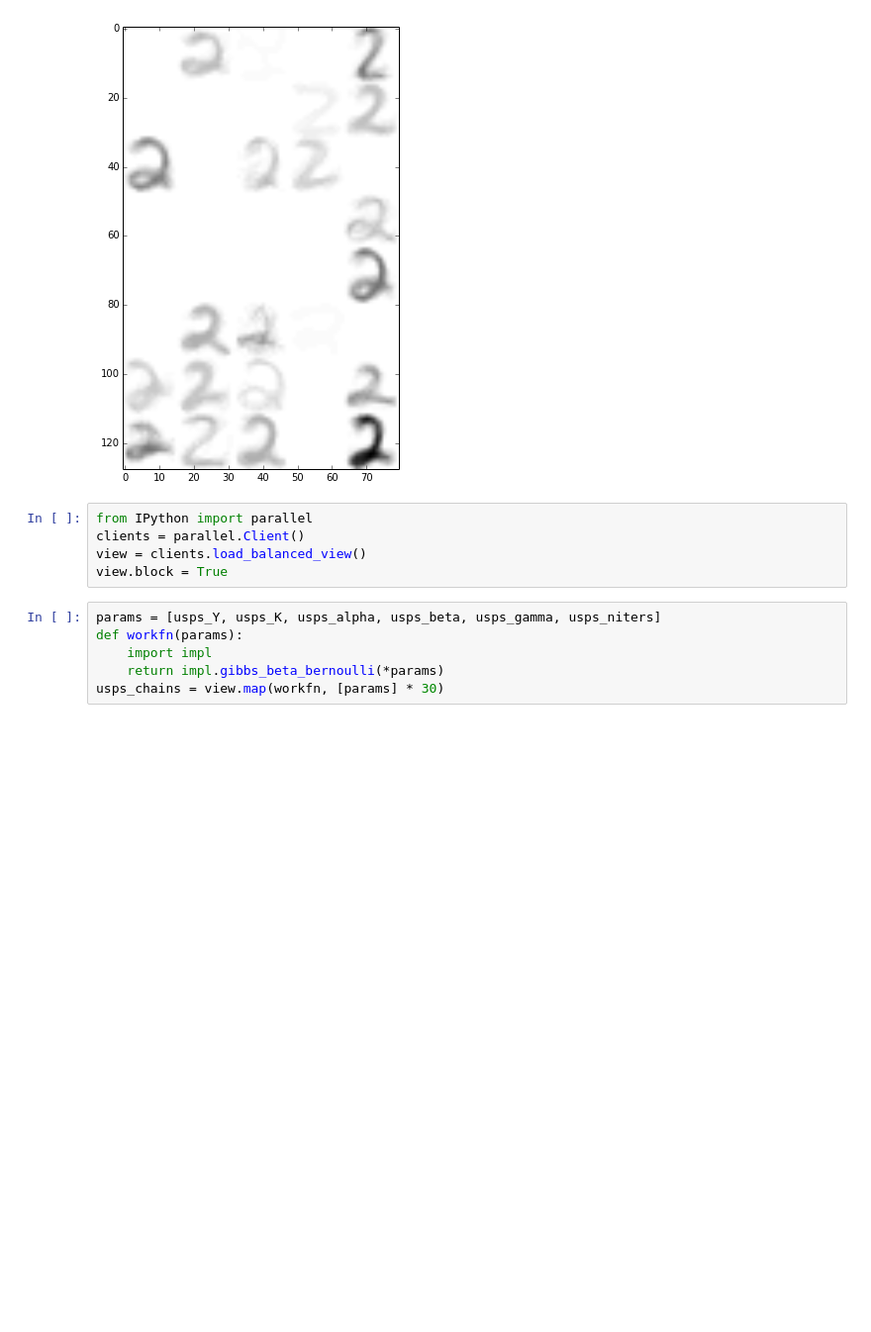
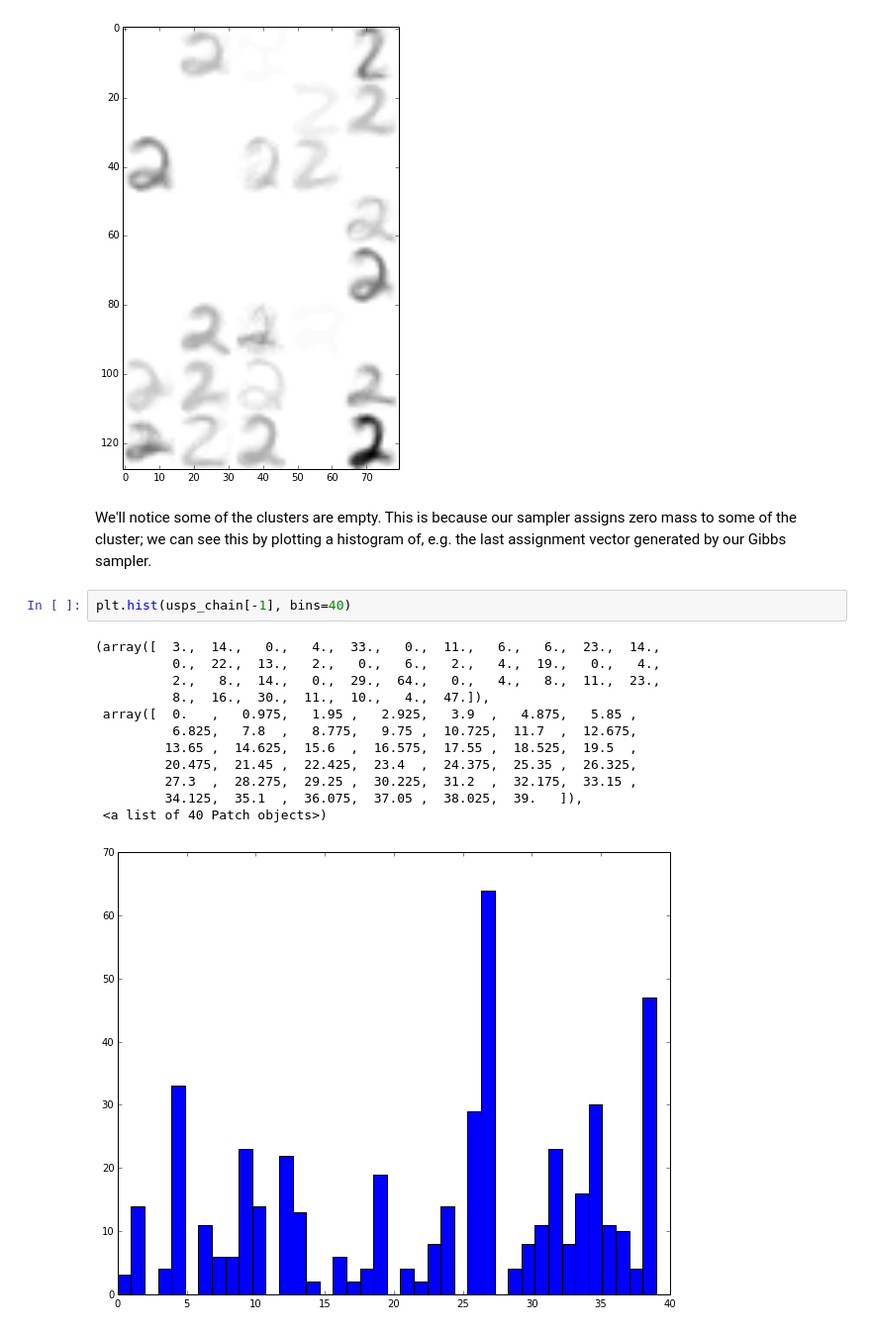
Before and after one commit to stephentu/mcmc-sandbox, a Jupyter notebook: gibbs/gibbs-beta-bernoulli.ipynb, the cells around one changed output. Shown: that part at 99% size. Drawn from its saved outputs; the diff is of its cells as text; blank space fills up the shorter version.

```diff
--- a/gibbs/gibbs-beta-bernoulli.ipynb
+++ b/gibbs/gibbs-beta-bernoulli.ipynb
@@ -447,14 +458,20 @@ plt.imshow(img, cmap=plt.cm.binary)
 # %% [output]
 <matplotlib.image.AxesImage at 0x...>
 [figure]
-# %%
-from IPython import parallel
-clients = parallel.Client()
-view = clients.load_balanced_view()
-view.block = True
-# %%
-params = [usps_Y, usps_K, usps_alpha, usps_beta, usps_gamma, usps_niters]
-def workfn(params):
-    import impl
-    return impl.gibbs_beta_bernoulli(*params)
-usps_chains = view.map(workfn, [params] * 30)
+# %% [markdown]
+We'll notice some of the clusters are empty. This is because our sampler assigns zero mass to some of the cluster; we can see this by plotting a histogram of, e.g. the last assignment vector generated by our Gibbs sampler.
+# %%
+plt.hist(usps_chain[-1], bins=40)
+# %% [output]
+(array([  3.,  14.,   0.,   4.,  33.,   0.,  11.,   6.,   6.,  23.,  14.,
+          0.,  22.,  13.,   2.,   0.,   6.,   2.,   4.,  19.,   0.,   4.,
+          2.,   8.,  14.,   0.,  29.,  64.,   0.,   4.,   8.,  11.,  23.,
+          8.,  16.,  30.,  11.,  10.,   4.,  47.]),
+ array([  0.   ,   0.975,   1.95 ,   2.925,   3.9  ,   4.875,   5.85 ,
+          6.825,   7.8  ,   8.775,   9.75 ,  10.725,  11.7  ,  12.675,
+         13.65 ,  14.625,  15.6  ,  16.575,  17.55 ,  18.525,  19.5  ,
+         20.475,  21.45 ,  22.425,  23.4  ,  24.375,  25.35 ,  26.325,
+         27.3  ,  28.275,  29.25 ,  30.225,  31.2  ,  32.175,  33.15 ,
+         34.125,  35.1  ,  36.075,  37.05 ,  38.025,  39.   ]),
+ <a list of 40 Patch objects>)
+[figure, added]
```
Also changed, not shown: parts of 16 cells of this notebook.
